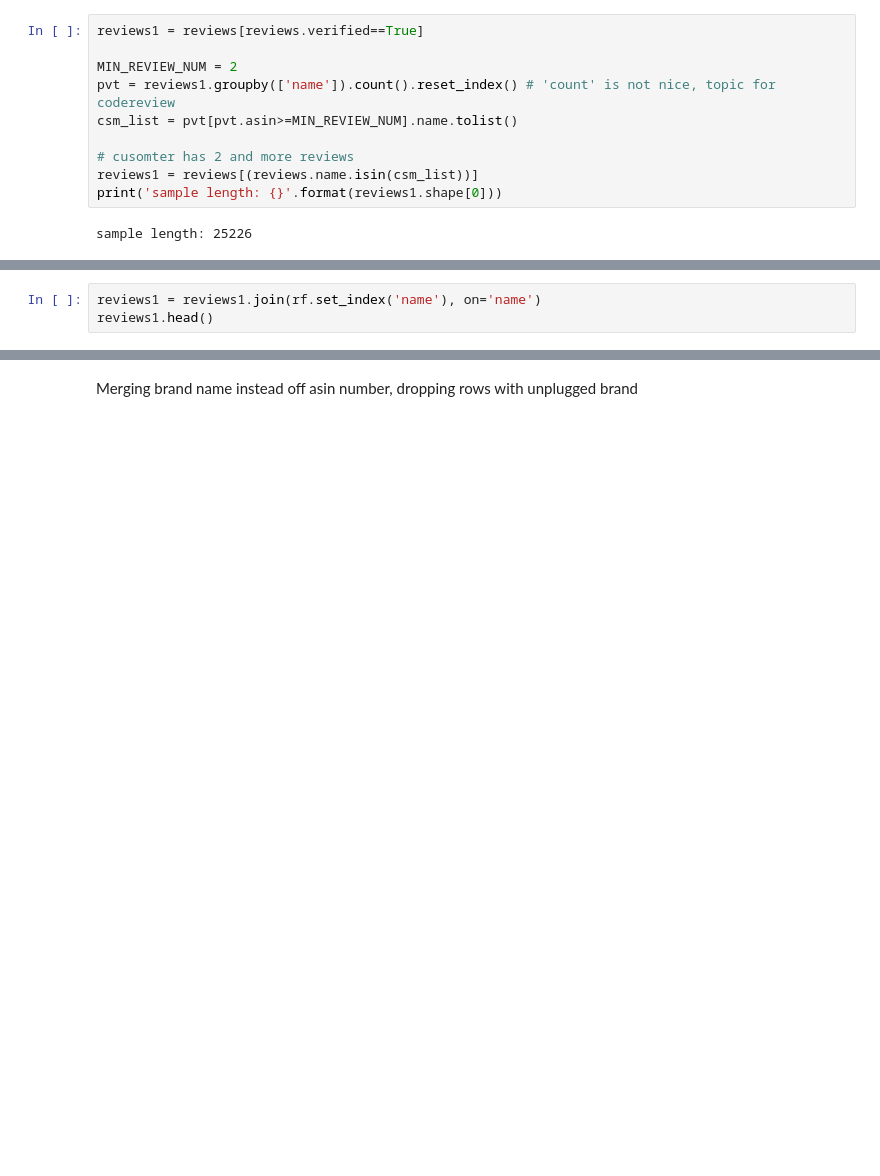
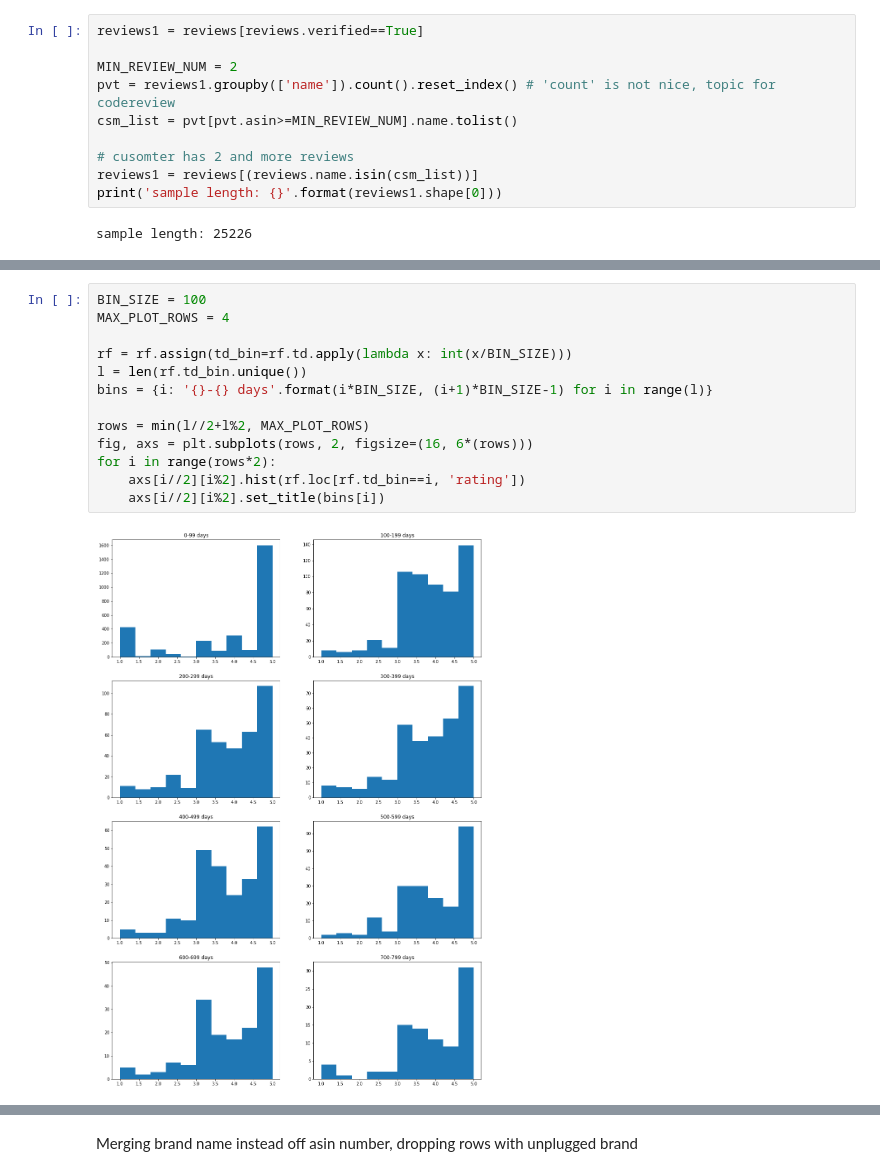
Before and after one commit to ma-petrov/recommendation-system, a Jupyter notebook: amazon-phones-reviews.ipynb, the cells around one changed output, grey strips where cells are left out. Cells and saved outputs as stored; diff of their text form; blank space fills up the shorter version.

```diff
--- a/amazon-phones-reviews.ipynb
+++ b/amazon-phones-reviews.ipynb
@@ -118,3 +98,0 @@ _ = plt.hist(rf.daysdelta)
-# %%
-reviews1 = reviews1.join(rf.set_index('name'), on='name')
-reviews1.head()
@@ -137,0 +112,15 @@ for i, grp in enumerate(groups):
+# %%
+BIN_SIZE = 100
+MAX_PLOT_ROWS = 4
+
+rf = rf.assign(td_bin=rf.td.apply(lambda x: int(x/BIN_SIZE)))
+l = len(rf.td_bin.unique())
+bins = {i: '{}-{} days'.format(i*BIN_SIZE, (i+1)*BIN_SIZE-1) for i in range(l)}
+
+rows = min(l//2+l%2, MAX_PLOT_ROWS)
+fig, axs = plt.subplots(rows, 2, figsize=(16, 6*(rows)))
+for i in range(rows*2):
+    axs[i//2][i%2].hist(rf.loc[rf.td_bin==i, 'rating'])
+    axs[i//2][i%2].set_title(bins[i])
+# %% [output]
+[figure, added]
```
Also changed, not shown: parts of 26 cells of this notebook, 1 other file.
